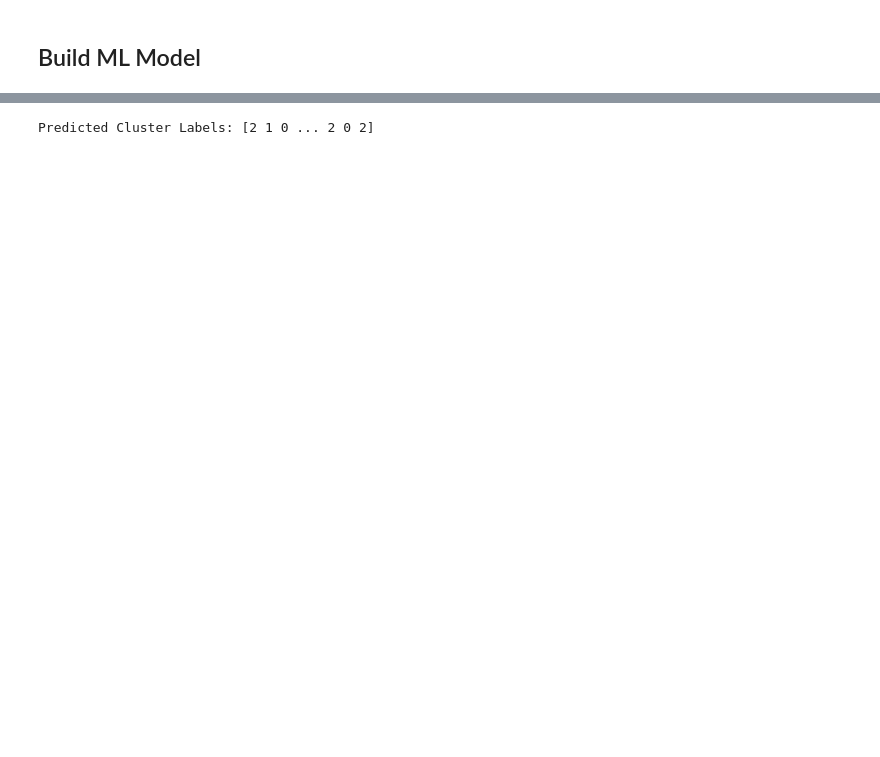
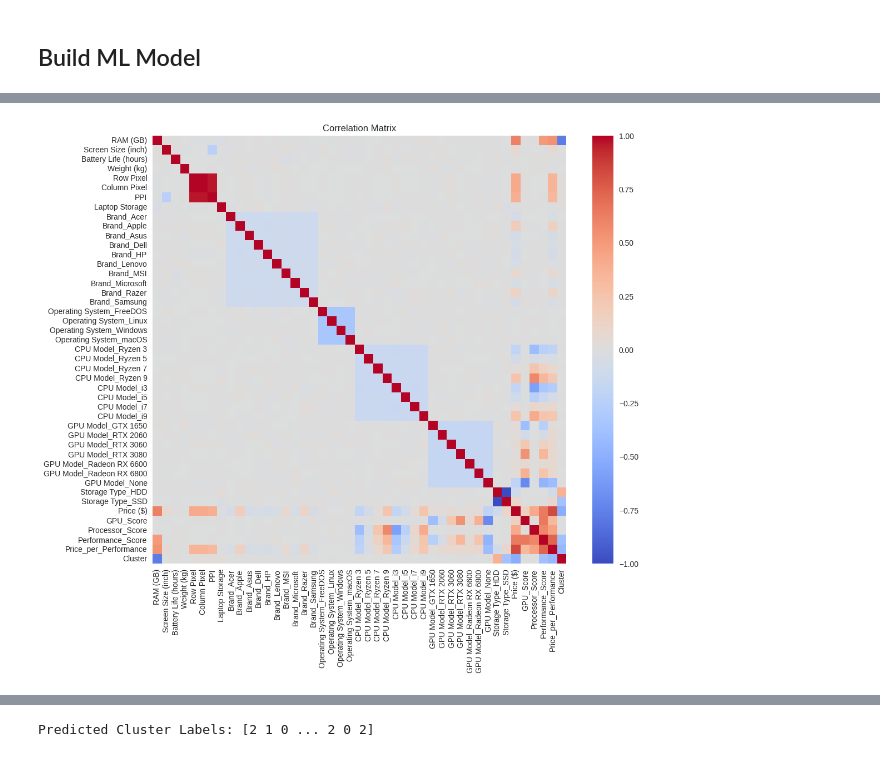
Before and after one commit to iwacooy/machine_learning_pemula, a Jupyter notebook: submission_clustering.ipynb, the cells around one changed output, grey strips where cells are left out. Cells and saved outputs as stored; diff of their text form; code cells hidden in the pictures; blank space fills up the shorter version.

```diff
--- a/submission_clustering.ipynb
+++ b/submission_clustering.ipynb
@@ -870,0 +740,24 @@ df
+# %%
+df1['Processor_Score'] = (
+    1 * df1['CPU Model_i3'] +
+    2 * df1['CPU Model_i5'] +
+    3 * df1['CPU Model_i7'] +
+    4 * df1['CPU Model_i9'] +
+    1.5 * df1['CPU Model_Ryzen 3'] +
+    2.5 * df1['CPU Model_Ryzen 5'] +
+    3.5 * df1['CPU Model_Ryzen 7'] +
+    4.5 * df1['CPU Model_Ryzen 9']
+)
+# %%
+df1['GPU_Score'] = (
+    1 * df1['GPU Model_None'] +
+    2 * df1['GPU Model_GTX 1650'] +
+    3 * df1['GPU Model_RTX 2060'] +
+    4 * df1['GPU Model_RTX 3060'] +
+    5 * df1['GPU Model_RTX 3080'] +
+    3.5 * df1['GPU Model_Radeon RX 6600'] +
+    4.5 * df1['GPU Model_Radeon RX 6800']
+)
+# %%
+df1['Performance_Score'] = df1['Processor_Score'] + df1['GPU_Score'] + df1['RAM (GB)']
+df1['Price_per_Performance'] = df1['Price ($)'] / df1['Performance_Score']
@@ -870,0 +814,11 @@ df
+# %%
+
+# Visualisasi korelasi antar variabel numerik
+plt.figure(figsize=(12, 10))
+correlation_matrix = df1.corr()
+
+sns.heatmap(correlation_matrix, annot=False, cmap='coolwarm', vmin=-1, vmax=1)
+plt.title('Correlation Matrix')
+plt.show()
+# %% [output]
+[figure, added]
```
Also changed, not shown: parts of 33 cells of this notebook.
